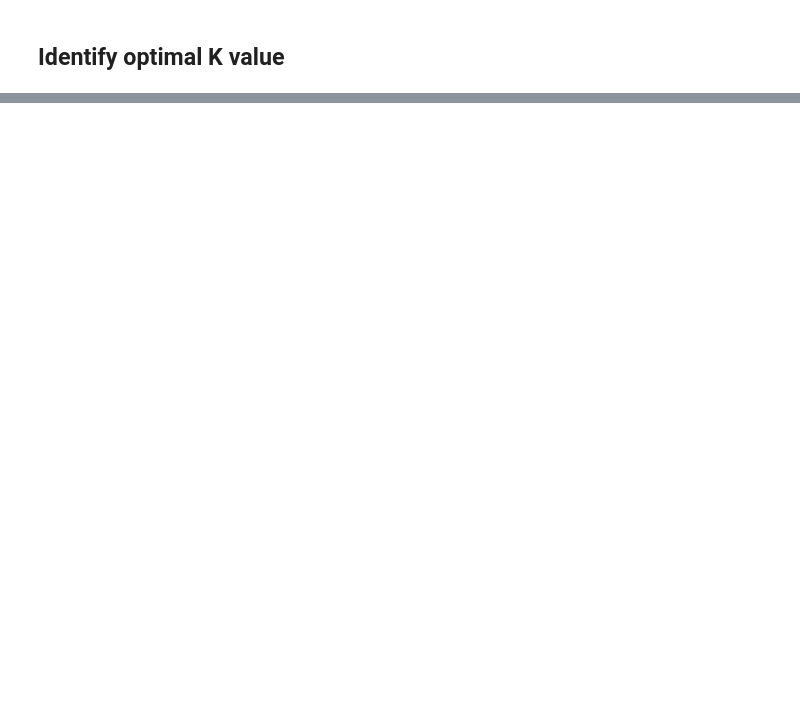
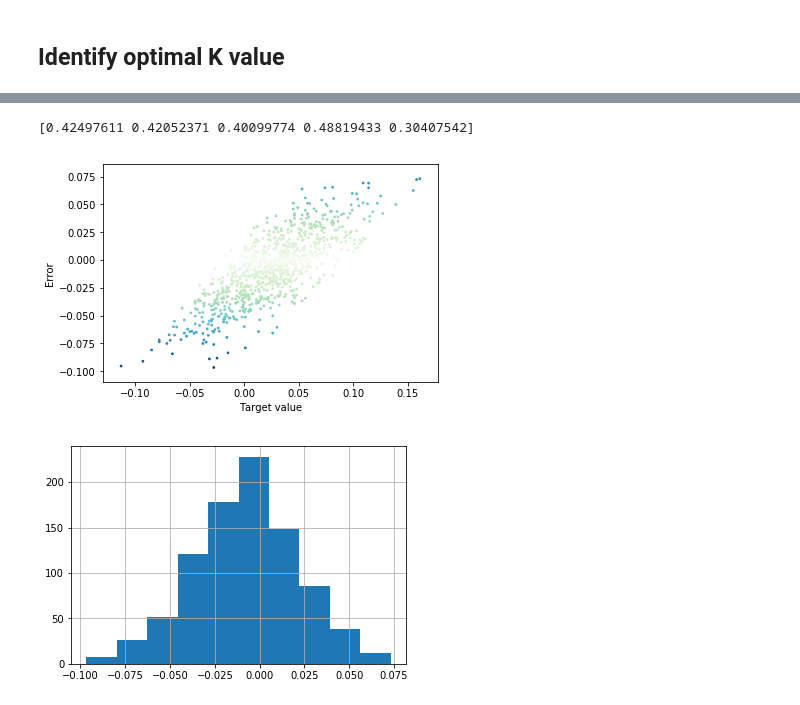
Before and after one commit to davidnmora/thinkful, a Jupyter notebook: KNN 3.1/3.1.4 Challenge - KNN vs OLS Model Comparison.ipynb, the cells around one changed output, grey strips where cells are left out. Drawn from its saved outputs; the diff is of its cells as text; code cells hidden in the pictures; blank space fills up the shorter version.

```diff
--- a/KNN 3.1/3.1.4 Challenge - KNN vs OLS Model Comparison.ipynb
+++ b/KNN 3.1/3.1.4 Challenge - KNN vs OLS Model Comparison.ipynb
@@ -199,0 +239,13 @@ plt.show()
+# %%
+scores = []
+scores_w = []
+std = []
+std_w = []
+
+# Test and holdout data
+mid = int(len(df) / 2)
+X = df.iloc[0:mid-1, :][features]
+X_holdout = df.iloc[mid:len(df)-1,:][features]
+
+Y = df.iloc[0:mid-1, :][math_gap]
+Y_holdout = df.iloc[mid:len(df)-1, :][math_gap]
@@ -199,0 +255,10 @@ plt.show()
+# %%
+knn, knn_w = test_KNNs(k, scores, std, scores_w, std_w, X, Y)
+cv = cross_val_score(knn_w, X, Y, cv=5)
+print(cv)
+y_pred = knn_w.predict(X_holdout)
+plot_error(Y_holdout, y_pred)
+# %% [output]
+[0.42497611 0.42052371 0.40099774 0.48819433 0.30407542]
+[figure, added]
+[figure, added]
```
Also changed, not shown: parts of 21 cells of this notebook, 2 other files.
